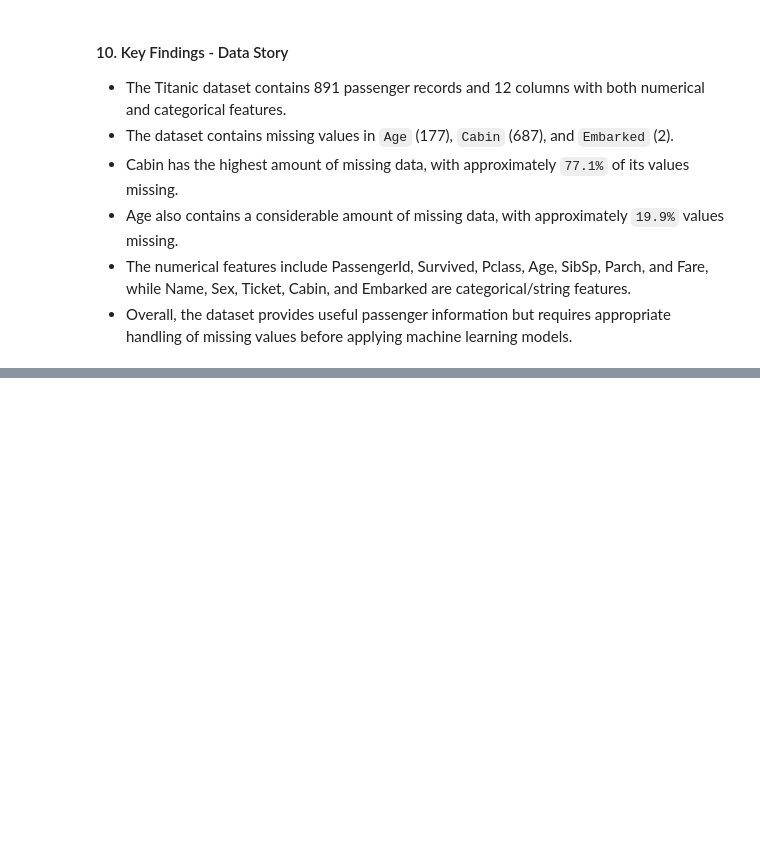
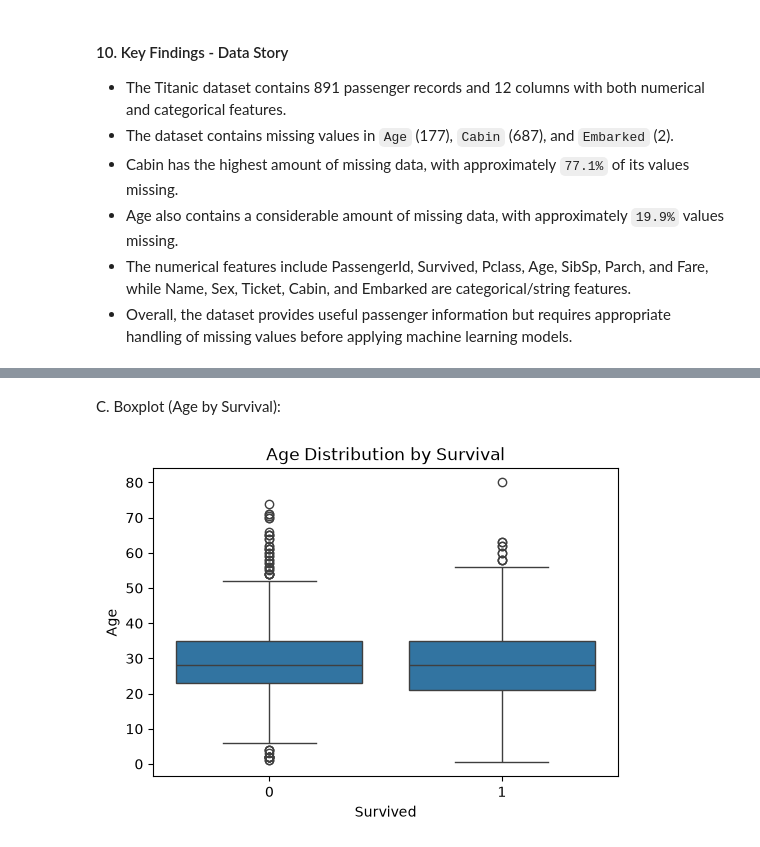
Before and after one commit to Ahsanali18/neurofive-ml-track, a Jupyter notebook: notebooks/01_titanic_eda.ipynb, the cells around one changed output, grey strips where cells are left out. Saved outputs shown, nothing was run; the diff lists cells and outputs as text; code cells hidden in the pictures; blank space fills up the shorter version.

```diff
--- a/notebooks/01_titanic_eda.ipynb
+++ b/notebooks/01_titanic_eda.ipynb
@@ -153,0 +213,9 @@ Categorical Columns: ['Name', 'Sex', 'Ticket', 'Cabin', 'Embarked']
+# %% [markdown]
+C. Boxplot (Age by Survival):
+# %%
+plt.figure(figsize=(6,4))
+sns.boxplot(x='Survived', y='Age', data=titanic_cleaned)
+plt.title('Age Distribution by Survival')
+plt.show()
+# %% [output]
+[figure, added]
```
Also changed, not shown: parts of 18 cells of this notebook.
